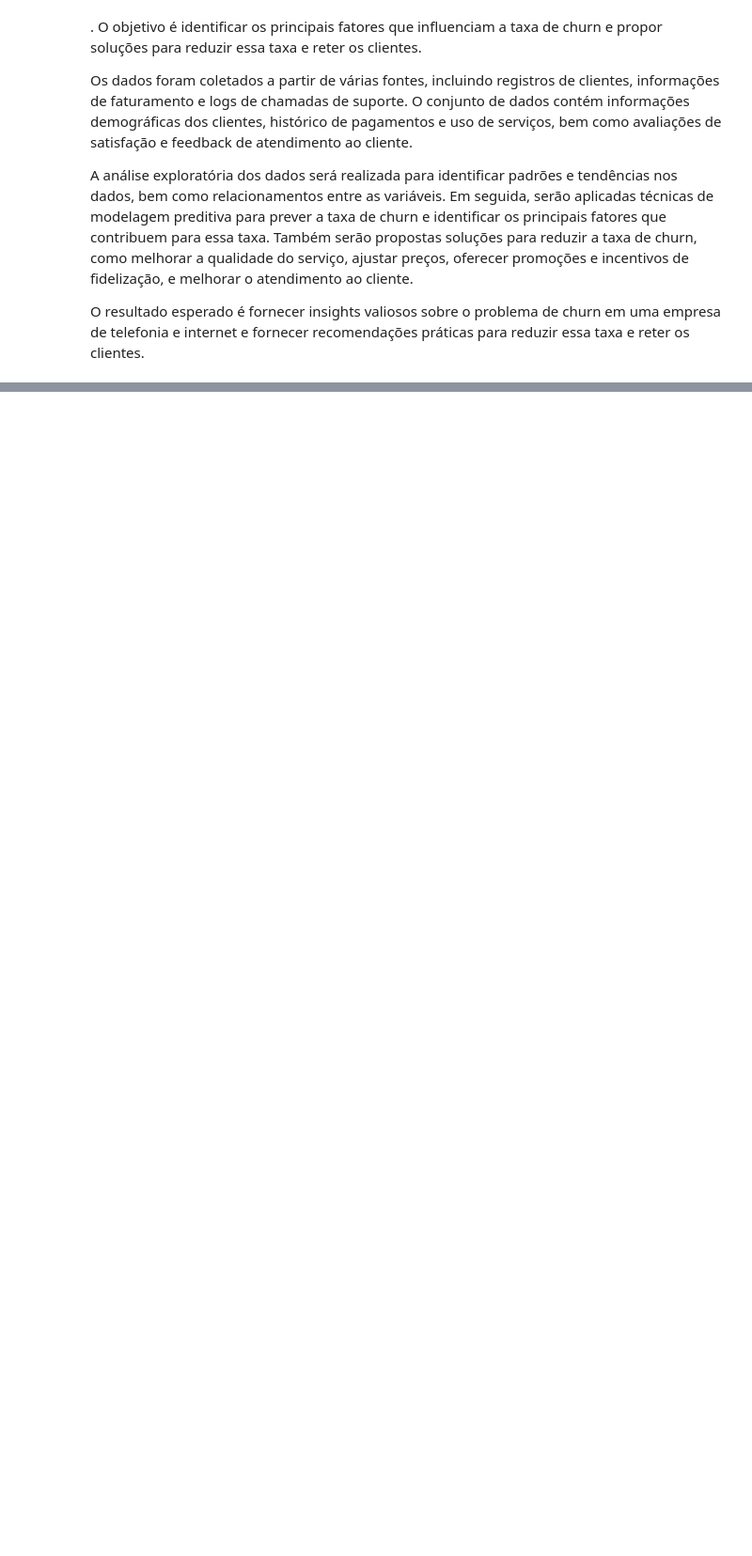
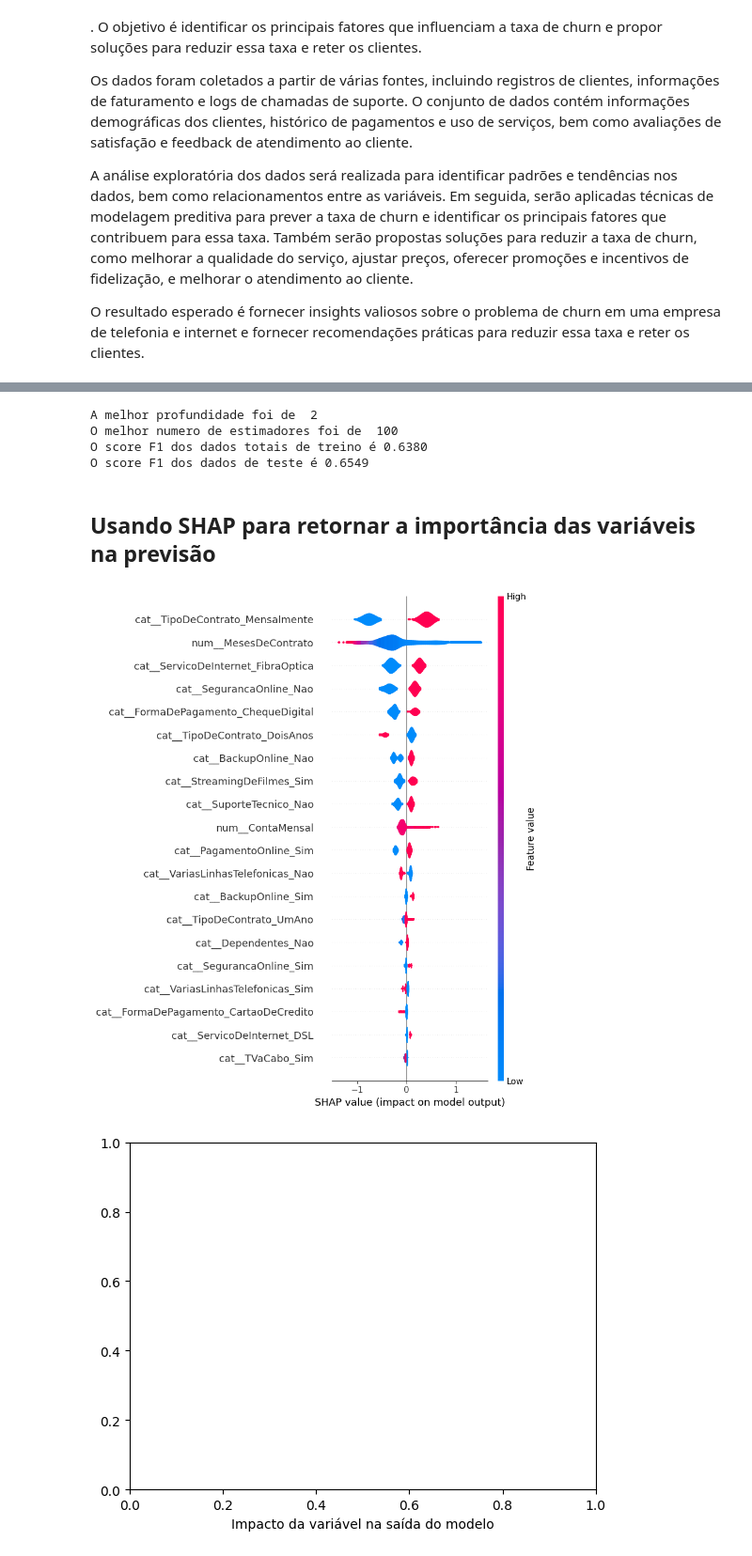
Before and after one commit to chzandonai/churn-detection, a Jupyter notebook: notebooks/deteccao-de-perdas-de-clientes-telefonia.ipynb, the cells around one changed output, grey strips where cells are left out. Shown at 94% size. Drawn from its saved outputs; the diff is of its cells as text; code cells hidden in the pictures; blank space fills up the shorter version.

```diff
--- a/notebooks/deteccao-de-perdas-de-clientes-telefonia.ipynb
+++ b/notebooks/deteccao-de-perdas-de-clientes-telefonia.ipynb
@@ -483,4 +457,48 @@ f1_score(df_train.Churn,melhor_modelo.predict(df_train))
+# %%
+# Retornando a melhor combinanção dos parâmetros avaliados
+print('A melhor profundidade foi de ',gcv.best_params_['model__max_depth'])
+print('O melhor numero de estimadores foi de ',gcv.best_params_['model__n_estimators'])
+
+# definindo o melhor modelo
+melhor_modelo = gcv.best_estimator_
+
+# avaliando o melhor modelo
+print('O score F1 dos dados totais de treino é {:.4f}'.format(f1_score(df_train.Churn,melhor_modelo.predict(df_train))))
+print('O score F1 dos dados de teste é {:.4f}'.format(f1_score(df_test.Churn,melhor_modelo.predict(df_test))))
+# %% [output]
+A melhor profundidade foi de  2
+O melhor numero de estimadores foi de  100
+O score F1 dos dados totais de treino é 0.6380
+O score F1 dos dados de teste é 0.6549
+# %% [markdown]
+## Usando SHAP para retornar a importância das variáveis na previsão
 # %%
 import shap
 # %%
+# definindo o modelo de explicação do tipo gradient boost de arvores
 explainer = shap.TreeExplainer(melhor_modelo['model'])
+
+# separando os dados brutos em Treino e Teste Para não vazar informação nos imputs
+df_train, df_test = train_test_split(df_raw, test_size=0.33, random_state=42)
+
+# separando X e y dos dados de treino e aplicando o preprocessamento da pipeline em X
+X = melhor_modelo['pre_process'].transform(df_train)
+y = df_train.Churn
+
+# retornando os valores shap do explicador
+shap_values = explainer.shap_values(X,y)
+
+# Definindo o nome das variaveis e retornando um gráfico violino das previsões em função do Churn
+feature_names=melhor_modelo['pre_process'].get_feature_names_out()
+fig = shap.summary_plot(
+    shap_values,
+    X,
+    feature_names = feature_names,
+    plot_type='violin',
+    layered_violin_max_num_bins=1000)
+
+plt.xlabel('Impacto da variável na saída do modelo')
+plt.show(fig)
+# %% [output]
+[figure, added]
+[figure, added]
```
Also changed, not shown: parts of 43 cells of this notebook.
